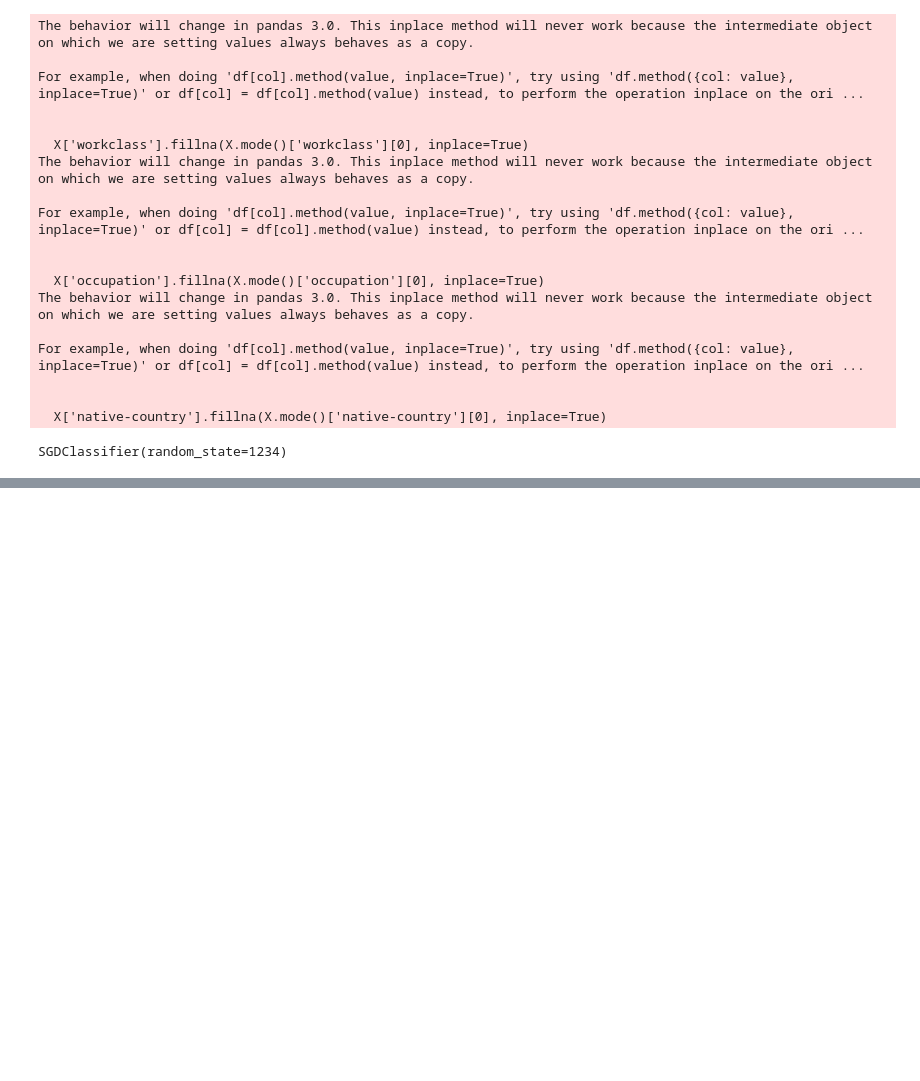
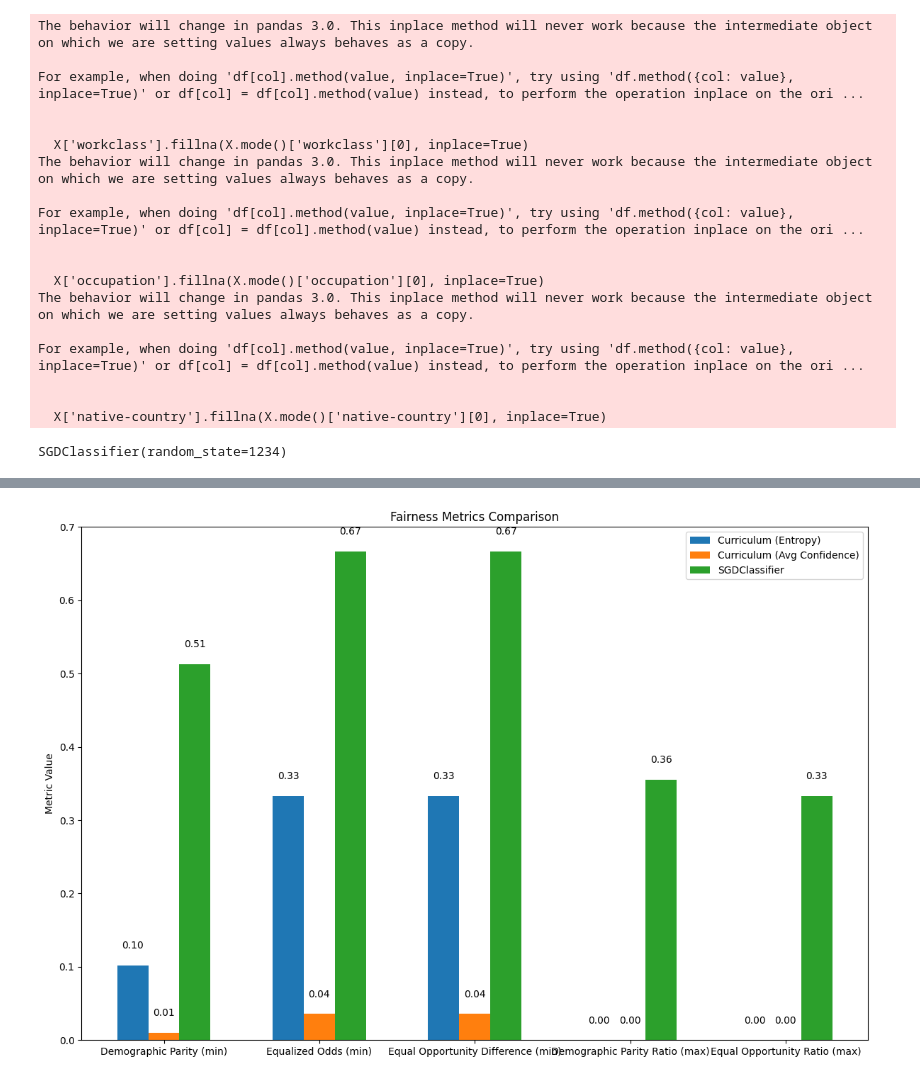
Before and after one commit to sustertine/curriculum-classifier, a Jupyter notebook: notebooks/demo.ipynb, the cells around one changed output, grey strips where cells are left out. Drawn from its saved outputs; the diff is of its cells as text; code cells hidden in the pictures; blank space fills up the shorter version.

```diff
--- a/notebooks/demo.ipynb
+++ b/notebooks/demo.ipynb
@@ -74,8 +74,13 @@ X_train, X_test, y_train, y_test, sensitive_train, sensitive_test = train_test_s
     X, y, sensitive_features, test_size=0.2, random_state=random_seed
 )
 
-curriculum_classifier = CurriculumClassifier(base_estimator=SGDClassifier(random_state=random_seed), method='entropy', n_groups=3)
-curriculum_classifier.fit(X_train, y_train)
+curriculum_classifier_ent = CurriculumClassifier(base_estimator=SGDClassifier(random_state=random_seed),
+                                                 method='entropy', n_groups=3)
+curriculum_classifier_ent.fit(X_train, y_train)
+
+curriculum_classifier_acc = CurriculumClassifier(base_estimator=SGDClassifier(random_state=random_seed),
+                                                 method='avg_confidence', n_groups=3)
+curriculum_classifier_acc.fit(X_train, y_train)
 
 sgd_classifier = SGDClassifier(random_state=random_seed)
 sgd_classifier.fit(X_train, y_train)
@@ -146,0 +167,68 @@ plt.show()
+# %%
+from fairlearn.metrics import demographic_parity_difference, equalized_odds_difference, equal_opportunity_difference, \
+    demographic_parity_ratio, equal_opportunity_ratio
+from sklearn.preprocessing import LabelEncoder
+import matplotlib.pyplot as plt
+
+label_encoder = LabelEncoder()
+y_test_encoded = label_encoder.fit_transform(y_test)
+y_pred_curriculum_ent_encoded = label_encoder.transform(y_pred_curriculum_ent)
+y_pred_curriculum_acc_encoded = label_encoder.transform(y_pred_curriculum_acc)
+y_pred_sgd_encoded = label_encoder.transform(y_pred_sgd)
+
+# Entropy
+dpd_ent = demographic_parity_difference(y_test_encoded, y_pred_curriculum_ent_encoded,
+                                        sensitive_features=sensitive_test)
+eod_ent = equalized_odds_difference(y_test_encoded, y_pred_curriculum_ent_encoded, sensitive_features=sensitive_test)
+eqod_ent = equal_opportunity_difference(y_test_encoded, y_pred_curriculum_ent_encoded,
+                                        sensitive_features=sensitive_test)
+dpr_ent = demographic_parity_ratio(y_test_encoded, y_pred_curriculum_ent_encoded, sensitive_features=sensitive_test)
+eor_ent = equal_opportunity_ratio(y_test_encoded, y_pred_curriculum_ent_encoded, sensitive_features=sensitive_test)
+
+# Avg Confidence
+dpd_acc = demographic_parity_difference(y_test_encoded, y_pred_curriculum_acc_encoded,
+                                        sensitive_features=sensitive_test)
+eod_acc = equalized_odds_difference(y_test_encoded, y_pred_curriculum_acc_encoded, sensitive_features=sensitive_test)
+eqod_acc = equal_opportunity_difference(y_test_encoded, y_pred_curriculum_acc_encoded,
+                                        sensitive_features=sensitive_test)
+dpr_acc = demographic_parity_ratio(y_test_encoded, y_pred_curriculum_acc_encoded, sensitive_features=sensitive_test)
+eor_acc = equal_opportunity_ratio(y_test_encoded, y_pred_curriculum_acc_encoded, sensitive_features=sensitive_test)
+
+# SGD
+dpd_sgd = demographic_parity_difference(y_test_encoded, y_pred_sgd_encoded, sensitive_features=sensitive_test)
+eod_sgd = equalized_odds_difference(y_test_encoded, y_pred_sgd_encoded, sensitive_features=sensitive_test)
+eqod_sgd = equal_opportunity_difference(y_test_encoded, y_pred_sgd_encoded, sensitive_features=sensitive_test)
+dpr_sgd = demographic_parity_ratio(y_test_encoded, y_pred_sgd_encoded, sensitive_features=sensitive_test)
+eor_sgd = equal_opportunity_ratio(y_test_encoded, y_pred_sgd_encoded, sensitive_features=sensitive_test)
+
+values_ent = [dpd_ent, eod_ent, eqod_ent, dpr_ent, eor_ent]
+values_acc = [dpd_acc, eod_acc, eqod_acc, dpr_acc, eor_acc]
+values_sgd = [dpd_sgd, eod_sgd, eqod_sgd, dpr_sgd, eor_sgd]
+
+labels = ["Demographic Parity (min)", "Equalized Odds (min)", "Equal Opportunity Difference (min)", "Demographic Parity Ratio (max)",
+          "Equal Opportunity Ratio (max)"]
+x = range(len(labels))
+
+fig, ax = plt.subplots(figsize=(12, 8))
+
+ax.bar([i - 0.2 for i in x], [dpd_ent, eod_ent, eqod_ent, dpr_ent, eor_ent], width=0.2, label="Curriculum (Entropy)")
+ax.bar(x, [dpd_acc, eod_acc, eqod_acc, dpr_acc, eor_acc], width=0.2, label="Curriculum (Avg Confidence)")
+ax.bar([i + 0.2 for i in x], [dpd_sgd, eod_sgd, eqod_sgd, dpr_sgd, eor_sgd], width=0.2, label="SGDClassifier")
+
+for i, value in enumerate(values_ent):
+    ax.text(i - 0.2, value + 0.02, f"{value:.2f}", ha='center', va='bottom')
+for i, value in enumerate(values_acc):
+    ax.text(i, value + 0.02, f"{value:.2f}", ha='center', va='bottom')
+for i, value in enumerate(values_sgd):
+    ax.text(i + 0.2, value + 0.02, f"{value:.2f}", ha='center', va='bottom')
+
+ax.set_xticks(x)
+ax.set_xticklabels(labels)
+ax.set_title("Fairness Metrics Comparison")
+ax.set_ylabel("Metric Value")
+ax.legend()
+
+plt.tight_layout()
+plt.show()
+# %% [output]
+[figure, added]
```
Also changed, not shown: parts of 4 cells of this notebook.
